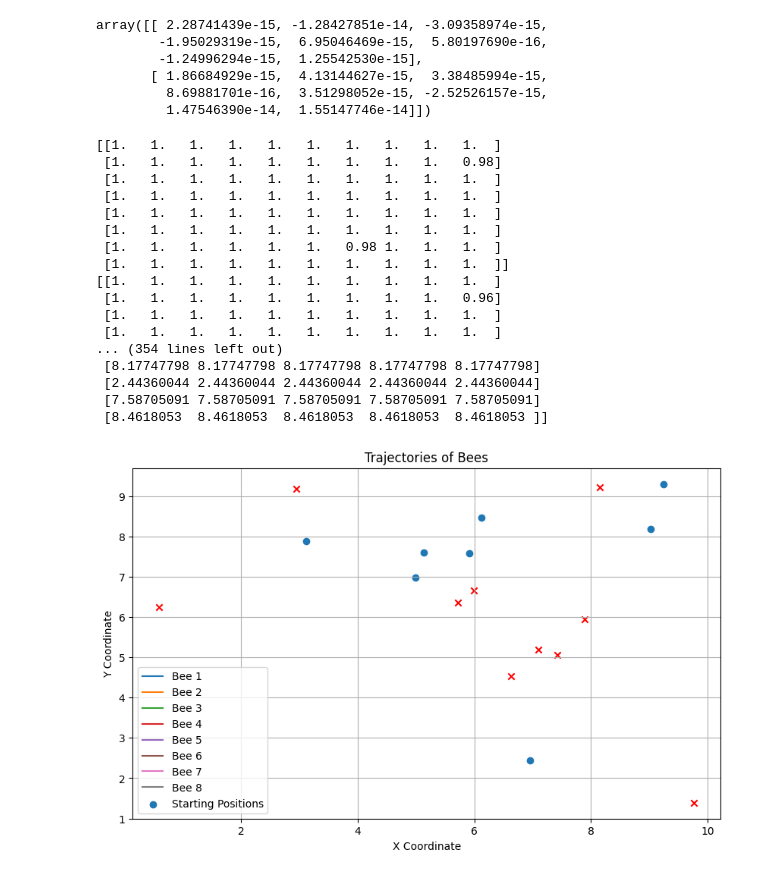
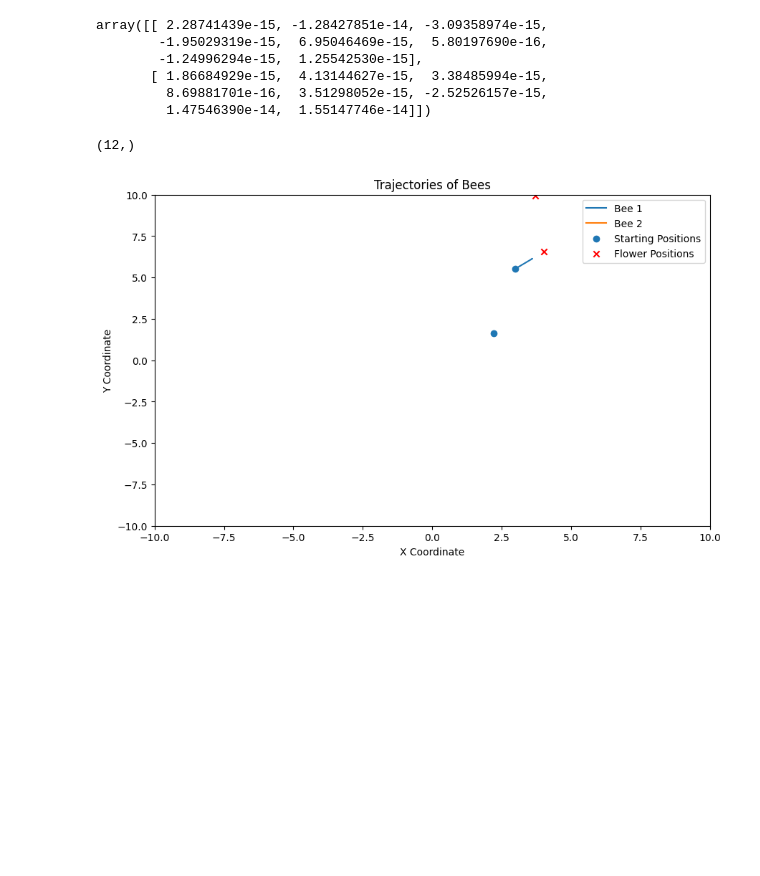
Before and after one commit to samlayton99/Swarm-Dynamics, a Jupyter notebook: matt-version.ipynb, the cells around one changed output. Saved outputs shown, nothing was run; the diff lists cells and outputs as text; code cells hidden in the pictures; blank space fills up the shorter version.

```diff
--- a/matt-version.ipynb
+++ b/matt-version.ipynb
@@ -159,7 +159,7 @@ eps = 0.1  # Epsilon for distance to flower
 # Parameters for the ODE
 nu = 10
 xsi = 1
-sigma = 1
+alpha = 1
 # Define the time span for the simulation
 t_span = [0, 100]  # Start and end times
 # %%
@@ -171,7 +171,7 @@ def ode(t, bee_positions, gamma, T_i):
     gamma = gamma_update(gamma, decay_factor=seconds_at_flower, t=t, T_i=T_i)
 
     # Calculate the velocity vector for each bee towards each flower
-    velocity_vector = attraction_to_flower(attraction_differences, distance, gamma, sigma)
+    velocity_vector = attraction_to_flower(attraction_differences, distance, gamma, alpha)
     velocity = nu * velocity_vector.sum(axis=1) / (xsi + np.linalg.norm(velocity_vector.sum(axis=1), axis=0, keepdims=True))
 
     # Print the trajectory points of bee # 2
@@ -281,7 +281,7 @@ def ode(t, bee_positions, gamma, T_i):
     gamma = gamma_update(gamma, decay_factor=seconds_at_flower, t=t, T_i=T_i)
 
     # Calculate the velocity vector for each bee towards each flower
-    velocity_vector = attraction_to_flower(attraction_differences, distance, gamma, sigma)
+    velocity_vector = attraction_to_flower(attraction_differences, distance, gamma, alpha)
     velocity = nu * velocity_vector.sum(axis=1) / (xsi + np.linalg.norm(velocity_vector.sum(axis=1), axis=0, keepdims=True))
 
     # Print the trajectory points of bee # 2
@@ -329,7 +329,7 @@ def ode(t, x, gamma, T_i):
     print(T_i.shape)
     print(gamma.shape)
 
-    attractors = attraction_to_flower(attraction_differences, distance, distance_norms, sigma)
+    attractors = attraction_to_flower(attraction_differences, distance, distance_norms, alpha)
     attractors = attractors*gamma[np.newaxis, :, :]
 
     combined_vector = (gamma * attractors).sum(axis=2)
@@ -356,20 +356,25 @@ array([[ 2.28741439e-15, -1.28427851e-14, -3.09358974e-15,
          1.47546390e-14,  1.55147746e-14]])
 # %%
 # Define parameters and initial conditions
-t_span = [0, 100]  # Time span for the simulation
-t_steps = 1000
-nu = 10  # Parameter for the ODE
-xsi = 1  # Parameter for the ODE
-sigma = 1  # Parameter for the ODE
-eps = 1  # Proximity threshold for flower visitation
+t_span = [0, 1000]  # Time span for the simulation
+t_steps = 10000
+nu = 100  # Parameter for the ODE
+xsi = 0.2  # Parameter for the ODE
+alpha = 3  # Parameter for the ODE
+eps = 0.5  # Proximity threshold for flower visitation
 
-# Initialize positions and preferences
-# flower_positions = random_flower_position(num_flowers, max_position)
-# bee_positions = random_bee_position(num_bees, max_position)
-# bee_preferences = random_bee_attraction(features, num_bees, max_attraction)
-# flower_attraction = random_flower_attraction(num_flowers, features, max_attraction)
+flower_qnty = 2
+bee_qnty = 2
+max_attraction = 10
+max_position = 10
+features = 2
+flower_positions = random_flower_position(num_flowers=flower_qnty, max_position=max_position)
+bee_positions = random_bee_position(num_bees=bee_qnty, max_position=max_position)
+bee_preferences = random_bee_attraction(features=features, num_bees=bee_qnty, max_attraction=max_attraction)
+flower_attraction = random_flower_attraction(num_flowers=flower_qnty, features=features, max_attraction=max_attraction)
 
-seconds_at_flower =  5
+
+seconds_at_flower =  1
 attraction_differences = bee_preferences[:, :, np.newaxis] - flower_attraction[:, np.newaxis, :]  # Shape -> (num_features, num_bees, num_flowers)
 T_i = np.ones((bee_qnty, flower_qnty))
 def ode(t, x_flat, T_i):
@@ -380,12 +385,12 @@ def ode(t, x_flat, T_i):
     distance_norms = np.linalg.norm(distance, axis=0)
     T_i -= (distance_norms < eps) * ((t_span[1] / t_steps) * (1 / seconds_at_flower))
     gamma = T_i > 0
-    print(T_i)
+    # print(T_i)
 
     # print(T_i.shape)
     # print(gamma.shape)
 
-    attractors = attraction_to_flower(attraction_differences, distance, distance_norms, sigma)
+    attractors = attraction_to_flower(attraction_differences, distance, distance_norms, alpha)
     attractors = attractors*gamma[np.newaxis, :, :]
 
     combined_vector = (gamma * attractors).sum(axis=2)
@@ -398,10 +403,6 @@ def ode(t, x_flat, T_i):
 # ode(0, bee_positions, T_i)
 
 solution = solve_ivp(ode, t_span, bee_positions.flatten(), args=(T_i,), dense_output=True)
-
-print(solution.y.shape)
-print("Solution shape:", solution.y.shape)
-print("Sample of solution data:", solution.y[:, :5])  # First 5 time points
 
 
 
@@ -423,60 +424,45 @@ for i in range(num_bees):
     y = trajectories_reshaped[1, i, :]
     plt.plot(x, y, label=f'Bee {i+1}')
 
-# Optionally, plot the flower positions for reference
-for flower in flower_positions.T:
-    plt.scatter(*flower, color='red', marker='x')  # Flower positions marked with red 'x'
+plt.scatter(bee_positions[0, :], bee_positions[1, :], label='Starting Positions')
+# plot the flowers
+plt.scatter(flower_positions[0, :], flower_positions[1, :], marker='x', color='r', label='Flower Positions')
 
-plt.scatter(bee_positions[0, :], bee_positions[1, :], label='Starting Positions')
 plt.xlabel('X Coordinate')
 plt.ylabel('Y Coordinate')
 plt.title('Trajectories of Bees')
+plt.xlim(-10,10)
+plt.ylim(-10,10)
 plt.legend()
-plt.grid(True)
+
 plt.show()
 # # Solve the ODE system
 # # solution = solve_ivp(ode, t_span, bee_positions, args=(gamma, T_i), dense_output=True)
 
 # # Evaluate the trajectories at defined time points
 # time_points = np.linspace(t_span[0], t_span[1], t_span[1] * 10)
 # trajectories = solution.sol(time_points)
 
 # # Plotting the trajectories
 # plt.figure(figsize=(10, 6))
 # for i in range(num_bees):
 #     # Extracting the x and y coordinates of each bee
 #     x = trajectories[i, :]
 #     y = trajectories[num_bees + i, :]
 #     plt.plot(x, y, label=f'Bee {i+1}')
 
 # # Plot the flowers and starting positions
 # plt.scatter(flower_positions[0, :], flower_positions[1, :], label='Flowers')
 # plt.scatter(bee_positions[0, :], bee_positions[1, :], label='Starting Positions')
 
 # plt.xlabel('X Coordinate')
 # plt.ylabel('Y Coordinate')
 # plt.title('Trajectories of Bees')
 # plt.legend()
 # plt.show()
 
 # # Print trajectory points of bee # 5 (index 4)
 # print(trajectories[4, :])
 # %% [output]
-[[1.   1.   1.   1.   1.   1.   1.   1.   1.   1.  ]
- [1.   1.   1.   1.   1.   1.   1.   1.   1.   0.98]
- [1.   1.   1.   1.   1.   1.   1.   1.   1.   1.  ]
- [1.   1.   1.   1.   1.   1.   1.   1.   1.   1.  ]
- [1.   1.   1.   1.   1.   1.   1.   1.   1.   1.  ]
- [1.   1.   1.   1.   1.   1.   1.   1.   1.   1.  ]
- [1.   1.   1.   1.   1.   1.   0.98 1.   1.   1.  ]
- [1.   1.   1.   1.   1.   1.   1.   1.   1.   1.  ]]
-[[1.   1.   1.   1.   1.   1.   1.   1.   1.   1.  ]
- [1.   1.   1.   1.   1.   1.   1.   1.   1.   0.96]
- [1.   1.   1.   1.   1.   1.   1.   1.   1.   1.  ]
- [1.   1.   1.   1.   1.   1.   1.   1.   1.   1.  ]
-... (354 lines left out)
- [8.17747798 8.17747798 8.17747798 8.17747798 8.17747798]
- [2.44360044 2.44360044 2.44360044 2.44360044 2.44360044]
- [7.58705091 7.58705091 7.58705091 7.58705091 7.58705091]
- [8.4618053  8.4618053  8.4618053  8.4618053  8.4618053 ]]
+(12,)
-[figure, old version]
+[figure, new version]
```
Also changed, not shown: parts of 2 cells of this notebook.
